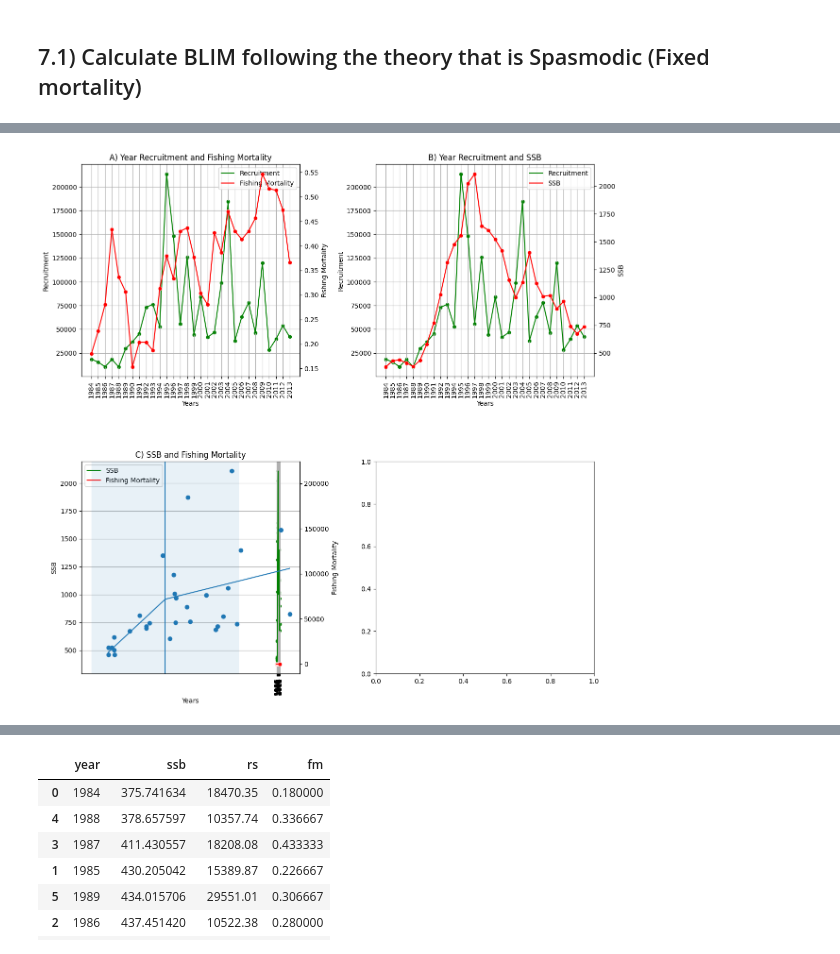
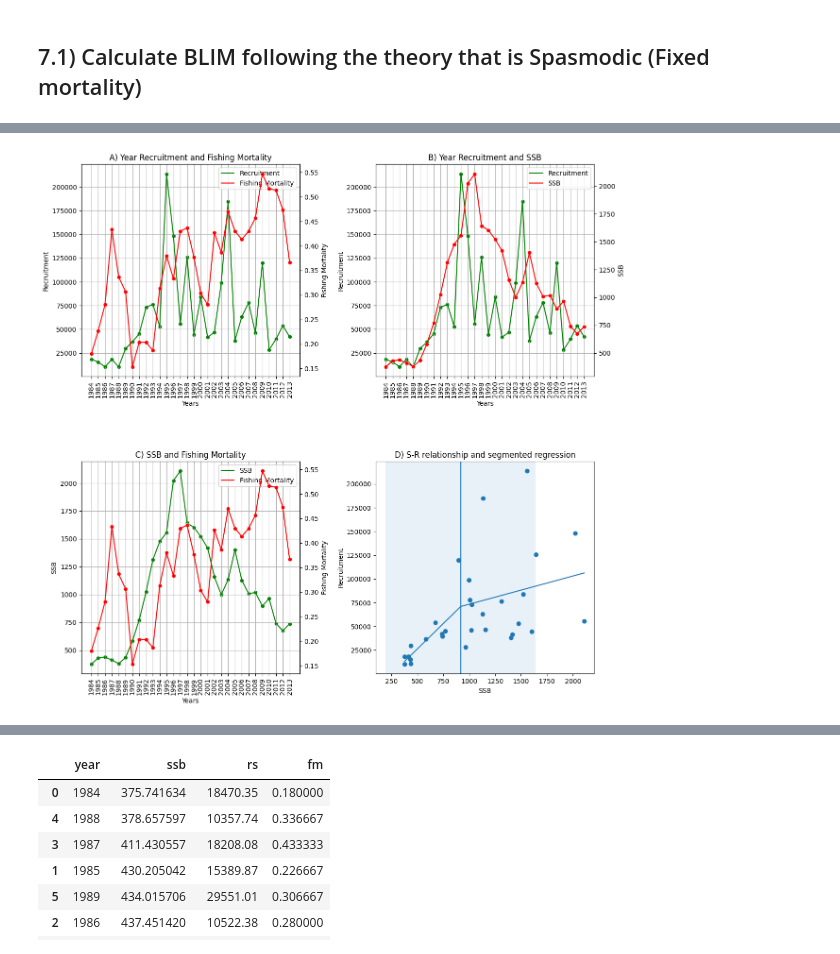
Before and after one commit to d2gex/pfs_slu, a Jupyter notebook: python/vap_fixed_terms.ipynb, the cells around one changed output, grey strips where cells are left out. Cells and saved outputs as stored; diff of their text form; code cells hidden in the pictures.

Commit message:
Add segmented regression to facetgrid

```diff
--- a/python/vap_fixed_terms.ipynb
+++ b/python/vap_fixed_terms.ipynb
@@ -699,6 +678,12 @@ def build_twin_lineplot_legend(data: List[Dict]):
     return ([mlines.Line2D([], [], color=x['color'], label=x['label']) for x in data])
 # %%
 _, ax =plt.subplots(nrows=2, ncols=2, figsize=(14,14))
+
+# # Plot segementation regrestion
+pw_fit.plot()
+ax[1][1].set_title("D) S-R relationship and segmented regression")
+ax[1][1].set_xlabel("SSB")
+ax[1][1].set_ylabel("Recruitment")
 
 # Plot Year class recruitment and fishing mortality
 ax_00 = ax[0][0].twinx()
@@ -775,38 +760,31 @@ sns.scatterplot(data=fm_rs_ssb,
                 y="ssb",
                  color='g',
                 ax = ax[1][0])
 sns.lineplot(data=fm_rs_ssb,
              x='year',
              y='ssb',
              color='g',
              ax = ax[1][0])
 sns.scatterplot(data=fm_rs_ssb,
                 x = "year",
                 y="fm",
                 color='r',
                 ax = ax_10)
 sns.lineplot(data=fm_rs_ssb,
              x='year',
              y='fm',
              color='r',
              ax = ax_10)
 ax_10.set_ylabel("Fishing Mortality")
 ax[1][0].set(xticks=year_series)
 ax[1][0].set_xticklabels(ax[1][0].get_xticks(), rotation = 90)
 ax[1][0].set_title("C) SSB and Fishing Mortality")
 ax[1][0].set_xlabel("Years")
 ax[1][0].set_ylabel("SSB")
 handles = build_twin_lineplot_legend ([{'color': 'g', 'label': 'SSB'},
                              {'color': 'r', 'label': 'Fishing Mortality'}])
 ax[1][0].legend(handles = handles)
 ax[1][0].grid()
 plt.subplots_adjust(hspace=0.4, wspace=0.35)
-
-# # Plot segementation regrestion
-
-pw_fit.plot()
-# ax[1][1].set_xlabel("SSB")
-# ax[1][1].set_ylabel("Recruitment")
-# ax[1][1].set_title("D) Segment-regresion approach to BLIM")
 # %% [output]
-[figure, old version]
+[figure, new version]
```
Also changed, not shown: parts of 2 cells of this notebook.
